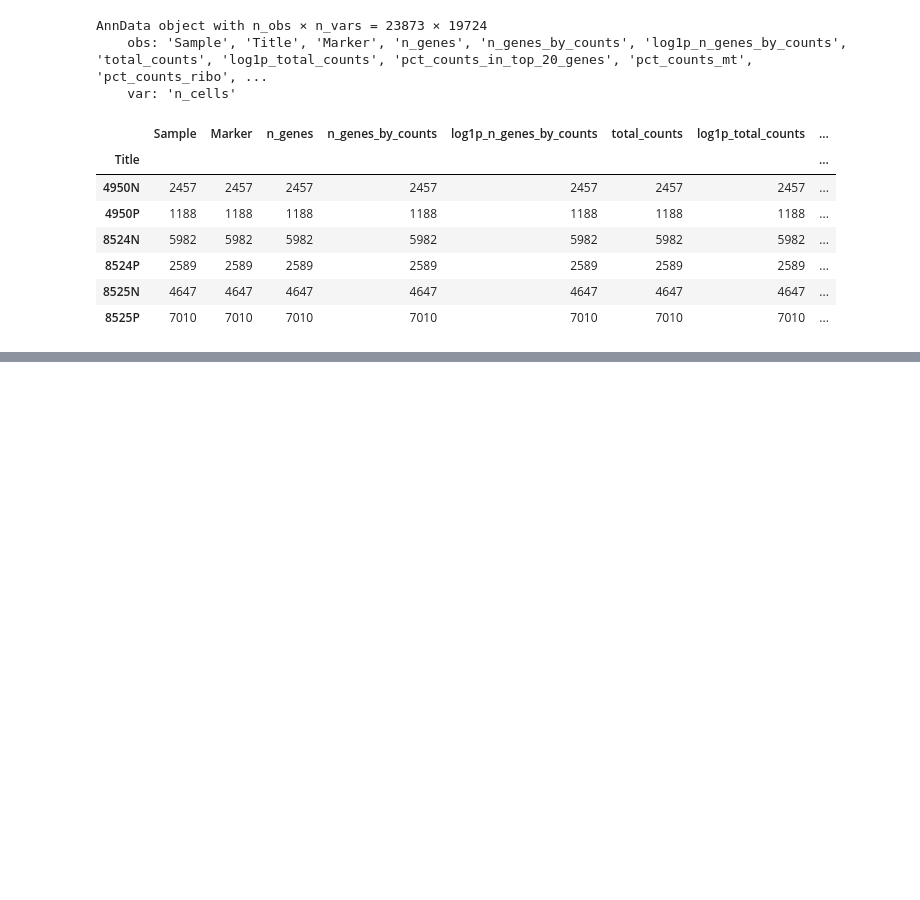
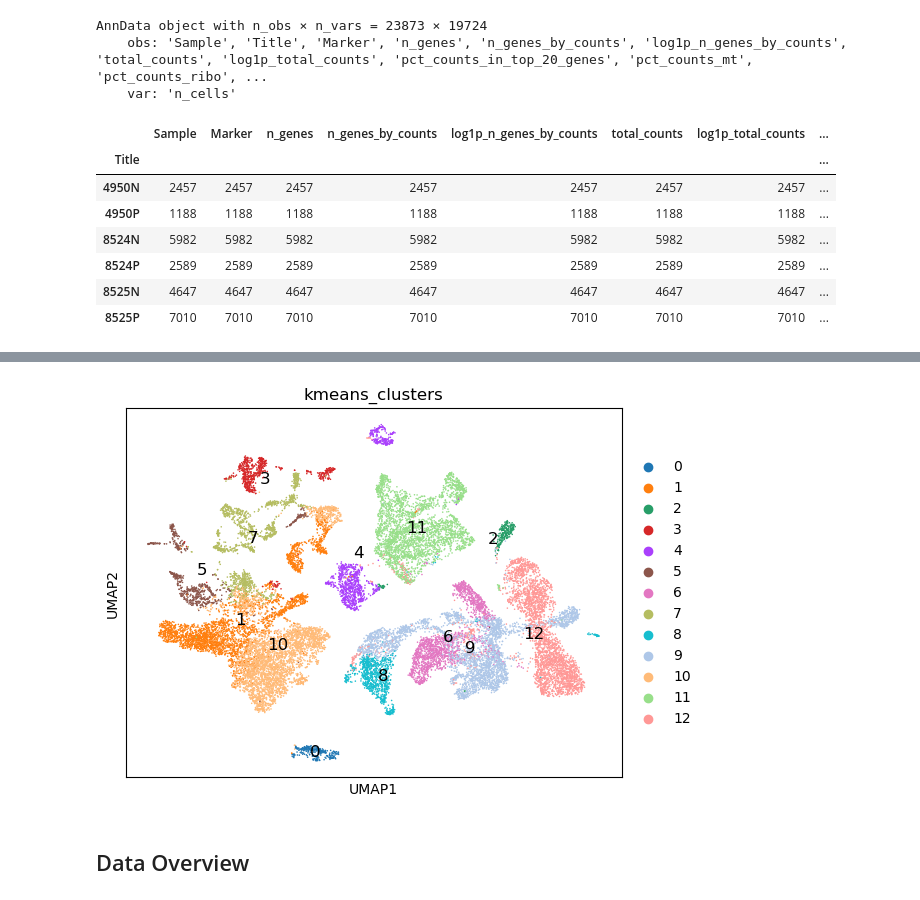
Before and after one commit to PolyPolyQ/scRNA-seq_ML, a Jupyter notebook: notebooks/baseline.ipynb, the cells around one changed output, grey strips where cells are left out. Cells and saved outputs as stored; diff of their text form; code cells hidden in the pictures; blank space fills up the shorter version.

```diff
--- a/notebooks/baseline.ipynb
+++ b/notebooks/baseline.ipynb
@@ -351,0 +388,5 @@ sc.pl.umap(adata, color='batch') # works
+# %%
+import scanpy as sc
+
+check_path = "data/checkpoints/"
+adata = sc.read_h5ad(check_path + 'harmony.h5ad')
@@ -377,0 +498,13 @@ adata.write_h5ad(check_path + 'clustered_leiden.h5ad')
+# %%
+ax = sc.pl.umap(adata, color='kmeans_clusters', show=False)
+cluster_centers = {}
+for cluster in np.unique(adata.obs['kmeans_clusters']):
+    mask = adata.obs['kmeans_clusters'] == cluster
+    center = adata.obsm['X_umap'][mask].mean(axis=0)
+    cluster_centers[cluster] = center
+    ax.text(center[0], center[1], str(cluster), fontsize=12, ha='center', va='center', color='black')
+plt.show()
+# %% [output]
+[figure, added]
+# %% [markdown]
+## Data Overview
```
Also changed, not shown: parts of 36 cells of this notebook, 1 other file.
